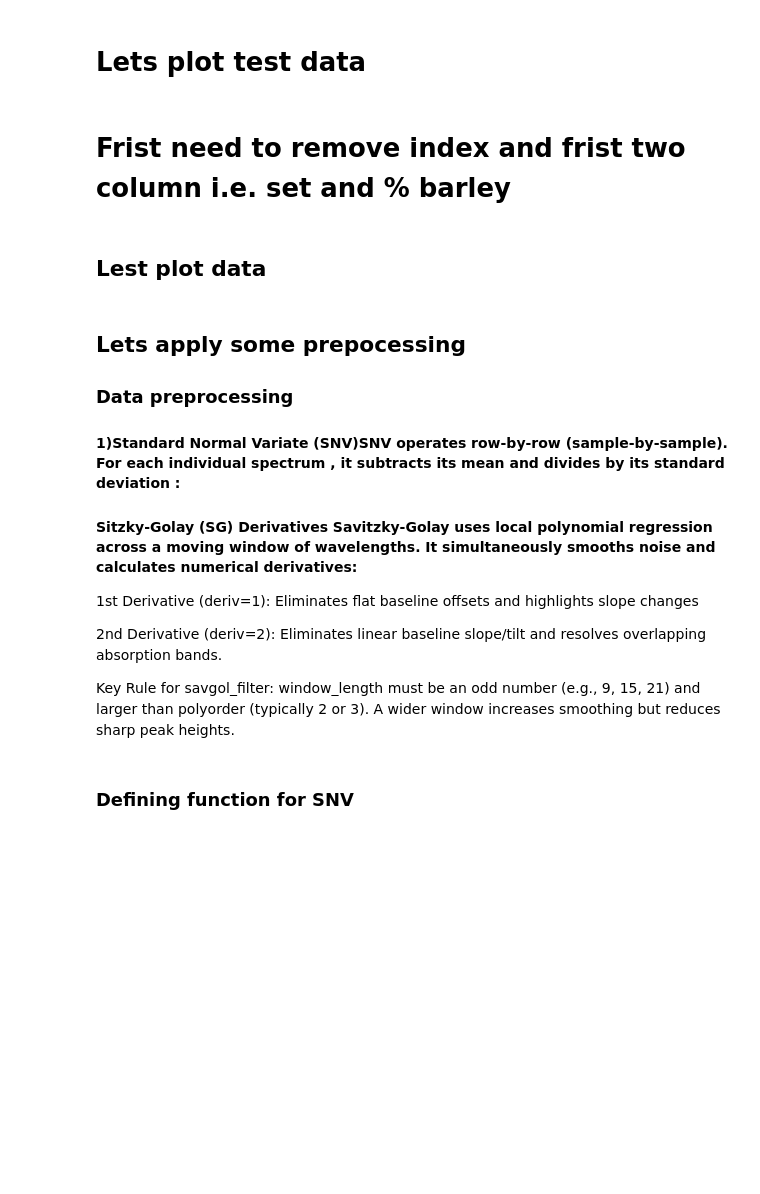
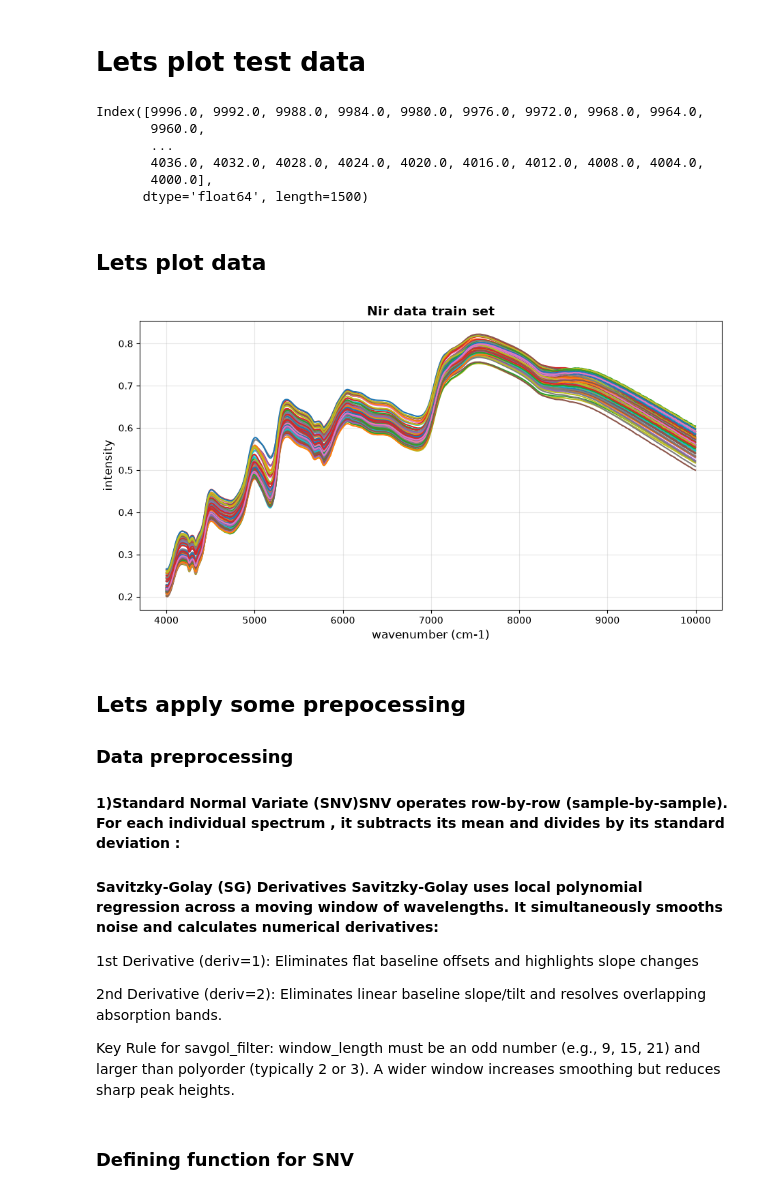
Before and after one commit to Pinakin-kathiriya/nir-preprocessing-effect-on-pca, a Jupyter notebook: 01_nir_data_reading_and_exploration.ipynb, the cells around one changed output. Drawn from its saved outputs; the diff is of its cells as text; code cells hidden in the pictures; blank space fills up the shorter version.

```diff
--- a/01_nir_data_reading_and_exploration.ipynb
+++ b/01_nir_data_reading_and_exploration.ipynb
@@ -32,30 +28,37 @@ df_train.to_csv("train_data.csv", sep=";", index=False)
 df_inttest.to_csv("int_test_data.csv", sep=";", index=False)
 # %% [markdown]
 # Lets plot test data
-# %% [markdown]
-# Frist need to remove index and frist two column i.e. set and % barley
 # %%
-wavelength = df.columns[3:].astype(float)
+wavenumber = df.columns[3:].astype(float)
 # %%
-wavelength
+wavenumber
+# %% [output]
+Index([9996.0, 9992.0, 9988.0, 9984.0, 9980.0, 9976.0, 9972.0, 9968.0, 9964.0,
+       9960.0,
+       ...
+       4036.0, 4032.0, 4028.0, 4024.0, 4020.0, 4016.0, 4012.0, 4008.0, 4004.0,
+       4000.0],
+      dtype='float64', length=1500)
 # %%
-x_train = df_train.iloc[2:,3:].to_numpy()
-y_train = df_train.iloc[2:,2].to_numpy()
+x_train = df_train.iloc[:,3:].to_numpy()
+y_train = df_train.iloc[:,2].to_numpy()
 # %% [markdown]
-## Lest plot data
+## Lets plot data
 # %%
 #ax.autoscale()
 Fig, ax = plt.subplots(figsize=(11, 5.5), dpi=100)
 ax.plot(wavelength, x_train.T)
-ax.set_xlabel('wavelength (cm-1)', fontsize=12)
+ax.set_xlabel('wavenumber (cm-1)', fontsize=12)
 ax.set_ylabel('intensity', fontsize=12)
 ax.set_title('Nir data train set', fontsize=14, fontweight='bold')
 ax.grid(True, alpha=0.3)
+# %% [output]
+[figure, added]
 # %% [markdown]
 ## Lets apply some prepocessing
 ### Data preprocessing
 #### 1)Standard Normal Variate (SNV)SNV operates row-by-row (sample-by-sample). For each individual spectrum , it subtracts its mean and divides by its standard deviation :
-#### Sitzky-Golay (SG) Derivatives Savitzky-Golay uses local polynomial regression across a moving window of wavelengths. It simultaneously smooths noise and calculates numerical derivatives:
+#### Savitzky-Golay (SG) Derivatives Savitzky-Golay uses local polynomial regression across a moving window of wavelengths. It simultaneously smooths noise and calculates numerical derivatives:
 1st Derivative (deriv=1): Eliminates flat baseline offsets and highlights slope changes
 
 2nd Derivative (deriv=2): Eliminates linear baseline slope/tilt and resolves overlapping absorption bands.
```
Also changed, not shown: parts of 5 cells of this notebook.
